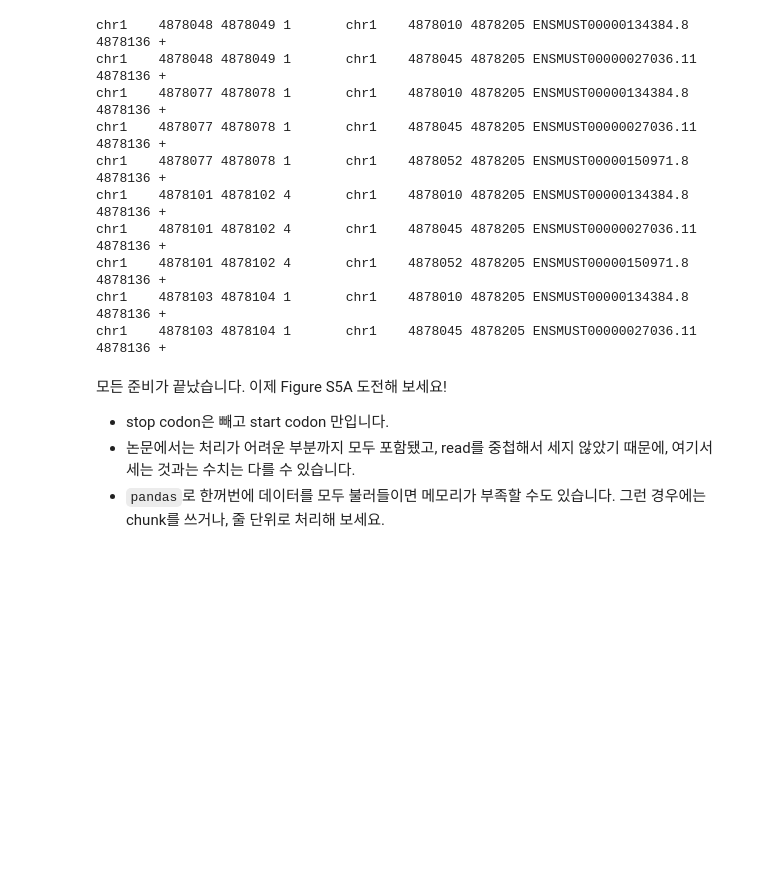
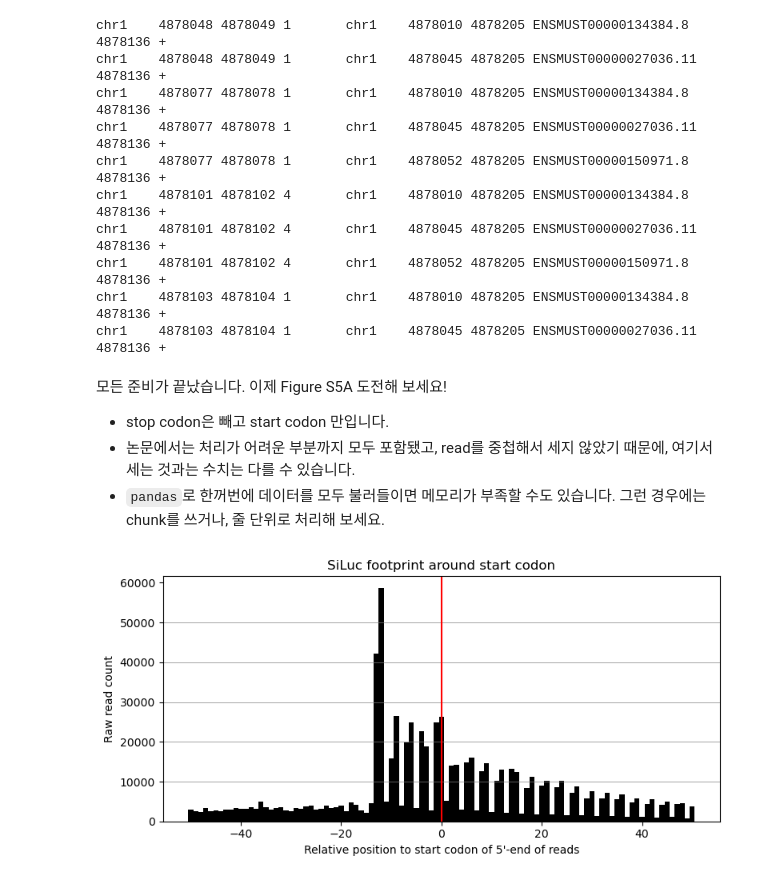
Before and after one commit to whatabean/assignment_bin, a Jupyter notebook: CoLab_TermProj_2025_2.ipynb, the cells around one changed output. Drawn from its saved outputs; the diff is of its cells as text; code cells hidden in the pictures; blank space fills up the shorter version.

Commit message:
made figure

```diff
--- a/CoLab_TermProj_2025_2.ipynb
+++ b/CoLab_TermProj_2025_2.ipynb
@@ -338,0 +337,35 @@ chr1    4878103 4878104 1       chr1    4878045 4878205 ENSMUST00000027036.11
+# %%
+# 여기에 새로 코드를 작성해서 논문 그림과 비슷하게 만들어 봅시다.
+import pandas as pd
+import matplotlib.pyplot as plt
+import numpy as np
+
+# Load the data
+colnames = ["chrom", "start", "end", "count", "tx_chrom", "tx_start", "tx_end", "tx_id", "codon_pos", "strand"]
+df = pd.read_csv("fivepcounts-filtered-RPF-siLuc.txt", sep="\t", names=colnames)
+
+# Calculate 5' end position
+df["five_prime"] = df["start"]
+
+# Calculate 5' end relative position to codon
+df["rel_pos"] = df.apply(lambda x: x["five_prime"] - x["codon_pos"], axis=1)
+
+# Aggregate counts
+agg = df.groupby("rel_pos")["count"].sum().reset_index()
+
+# Filter for plotting range (-50 to +50)
+agg = agg[(agg["rel_pos"] >= -50) & (agg["rel_pos"] <= 50)]
+
+# Plot
+plt.figure(figsize=(8,4))
+for y in np.arange(0, 60000, 10000):
+    plt.axhline(y, color='gray', linestyle='-', linewidth=0.5)
+plt.bar(agg["rel_pos"], agg["count"], width=1, color='black')
+plt.axvline(0, color='red')
+plt.xlabel("Relative position to start codon of 5'-end of reads")
+plt.ylabel("Raw read count")
+plt.title("SiLuc footprint around start codon")
+plt.tight_layout()
+plt.show()
+# %% [output]
+[figure, added]
```
Also changed, not shown: parts of 2 cells of this notebook.
